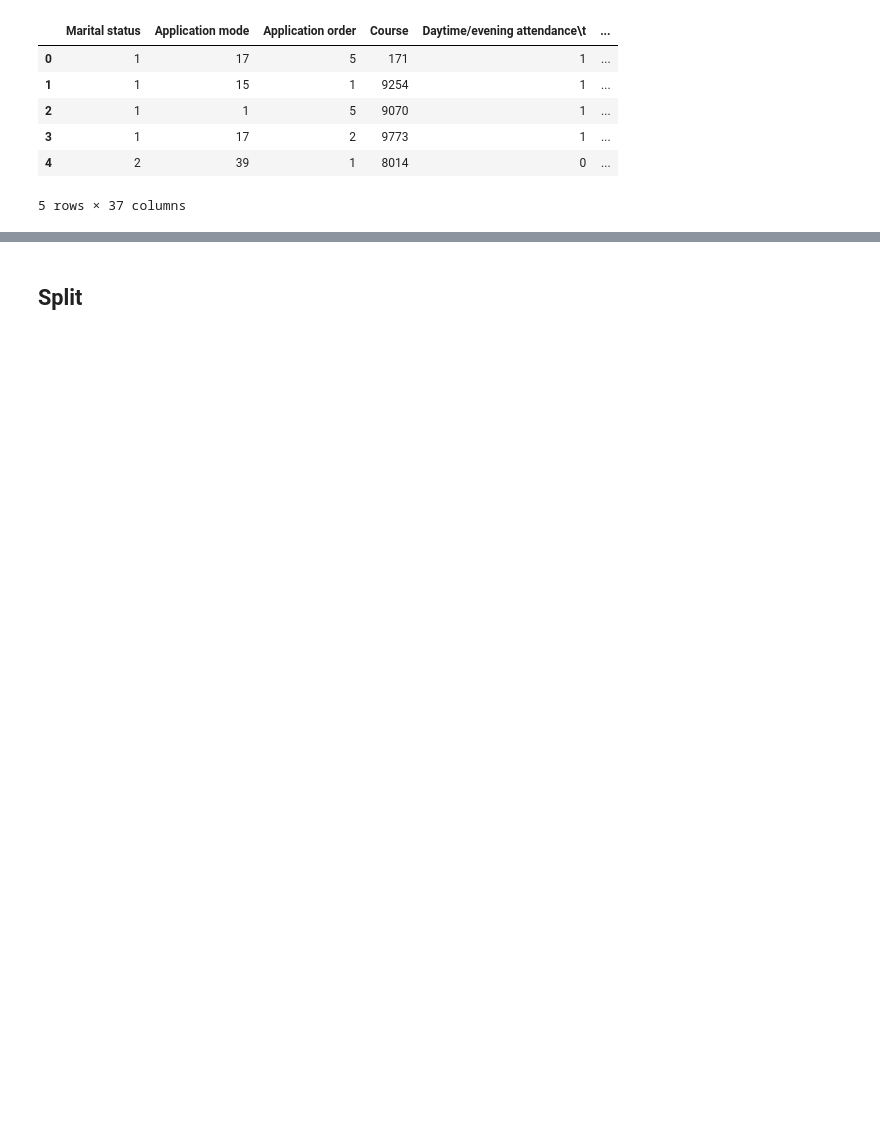
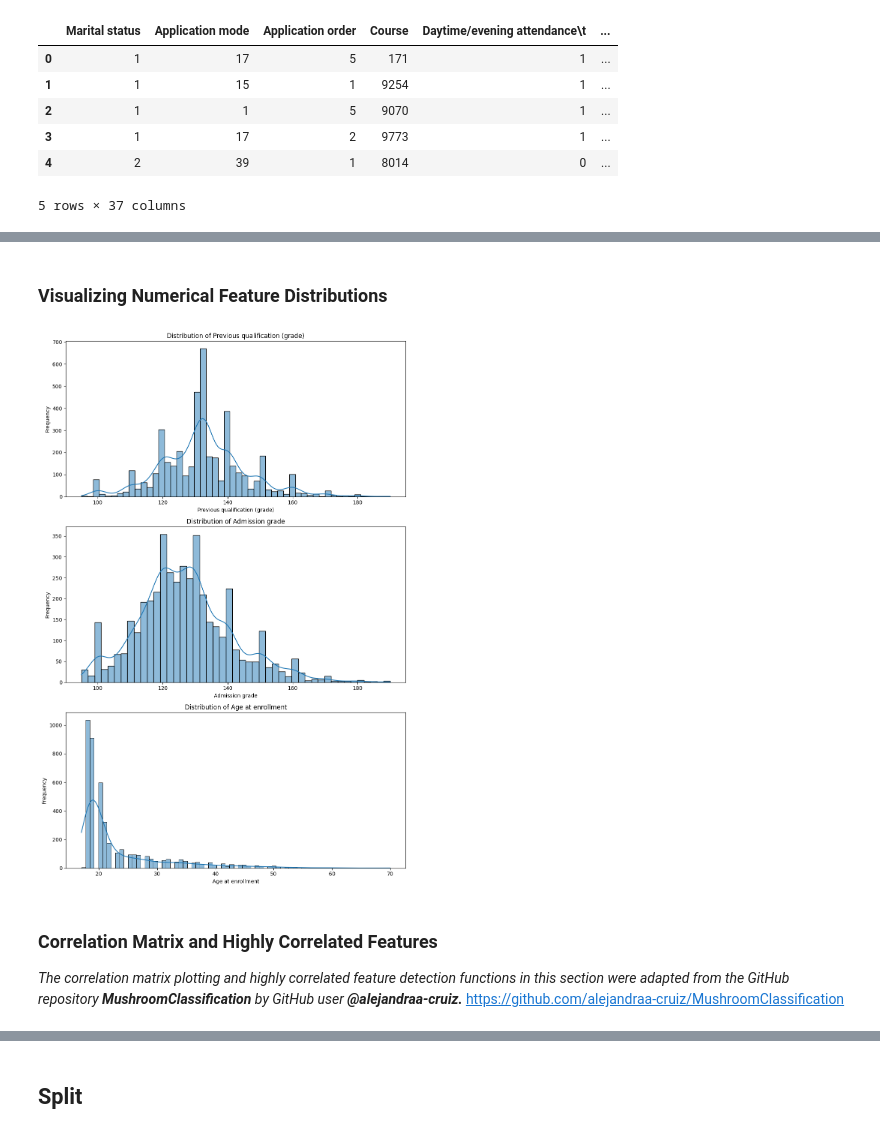
Before and after one commit to rommeltoledocr/Academic-Success-Predictor-ML, a Jupyter notebook: Academic_Success_Predictor_ML.ipynb, the cells around one changed output, grey strips where cells are left out. Cells and saved outputs as stored; diff of their text form; code cells hidden in the pictures; blank space fills up the shorter version.

```diff
--- a/Academic_Success_Predictor_ML.ipynb
+++ b/Academic_Success_Predictor_ML.ipynb
@@ -104,0 +141,31 @@ dtype: int64
+# %% [markdown]
+### Visualizing Numerical Feature Distributions
+# %%
+# Identify numerical columns for plotting (continuous/ordinal numerical features)
+numerical_cols = [
+    'Previous qualification (grade)',
+    'Admission grade',
+    'Age at enrollment'
+]
+
+# Set up the figure and axes for plotting histograms
+num_numerical_cols = len(numerical_cols)
+fig, axes = plt.subplots(nrows=num_numerical_cols, ncols=1, figsize=(10, 5 * num_numerical_cols))
+axes = axes.flatten()
+
+for i, col in enumerate(numerical_cols):
+    # Histogram for distribution
+    sns.histplot(df[col], kde=True, ax=axes[i])
+    axes[i].set_title(f'Distribution of {col}')
+    axes[i].set_xlabel(col)
+    axes[i].set_ylabel('Frequency')
+
+plt.tight_layout(); # Adjust layout to prevent overlapping titles/labels
+plt.show()
+# %% [output]
+[figure, added]
+# %% [markdown]
+### Correlation Matrix and Highly Correlated Features
+
+*The correlation matrix plotting and highly correlated feature detection functions in this section were adapted from the GitHub repository **MushroomClassification** by GitHub user **@alejandraa-cruiz.***
+https://github.com/alejandraa-cruiz/MushroomClassification
```
Also changed, not shown: parts of 31 cells of this notebook.
